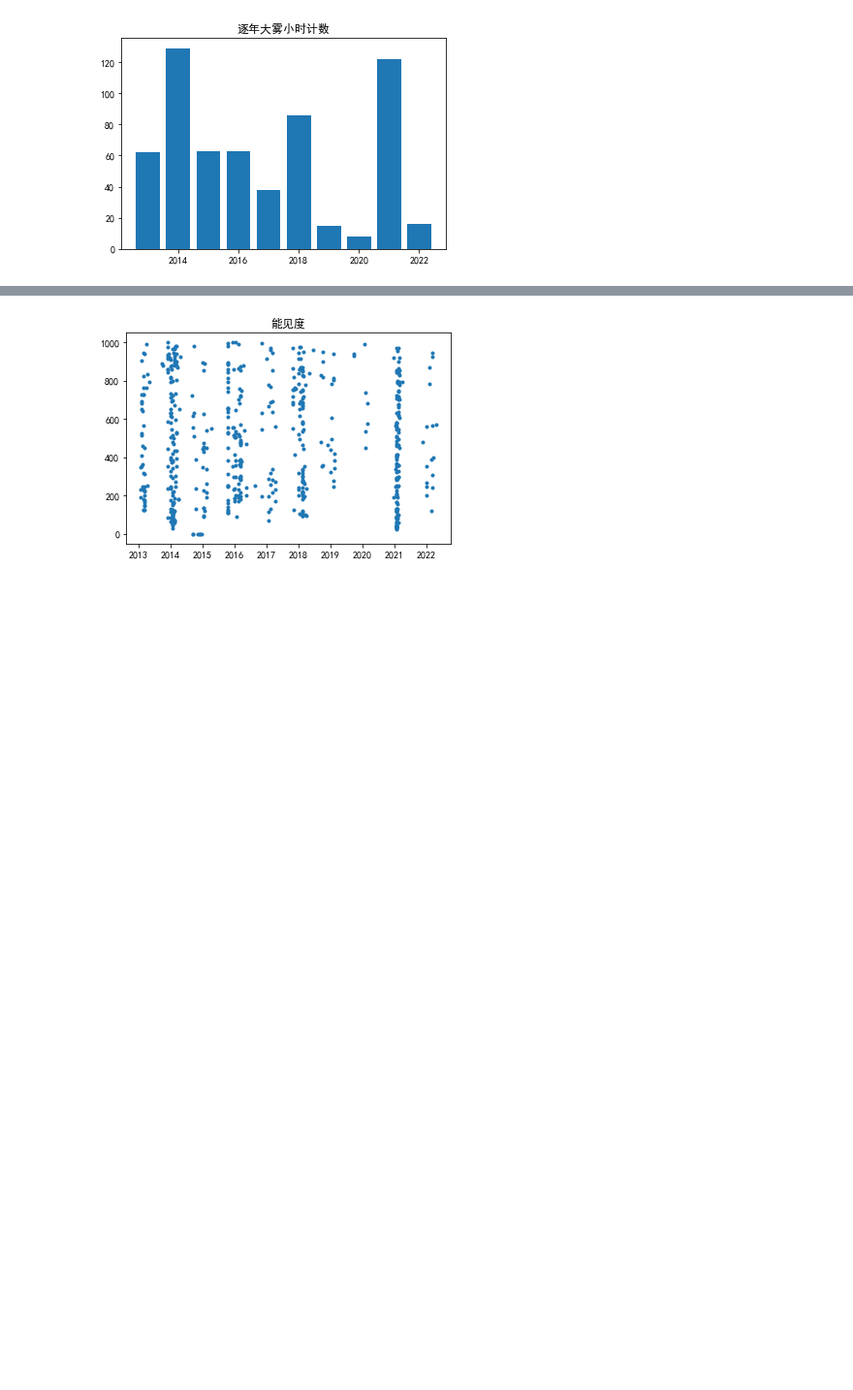
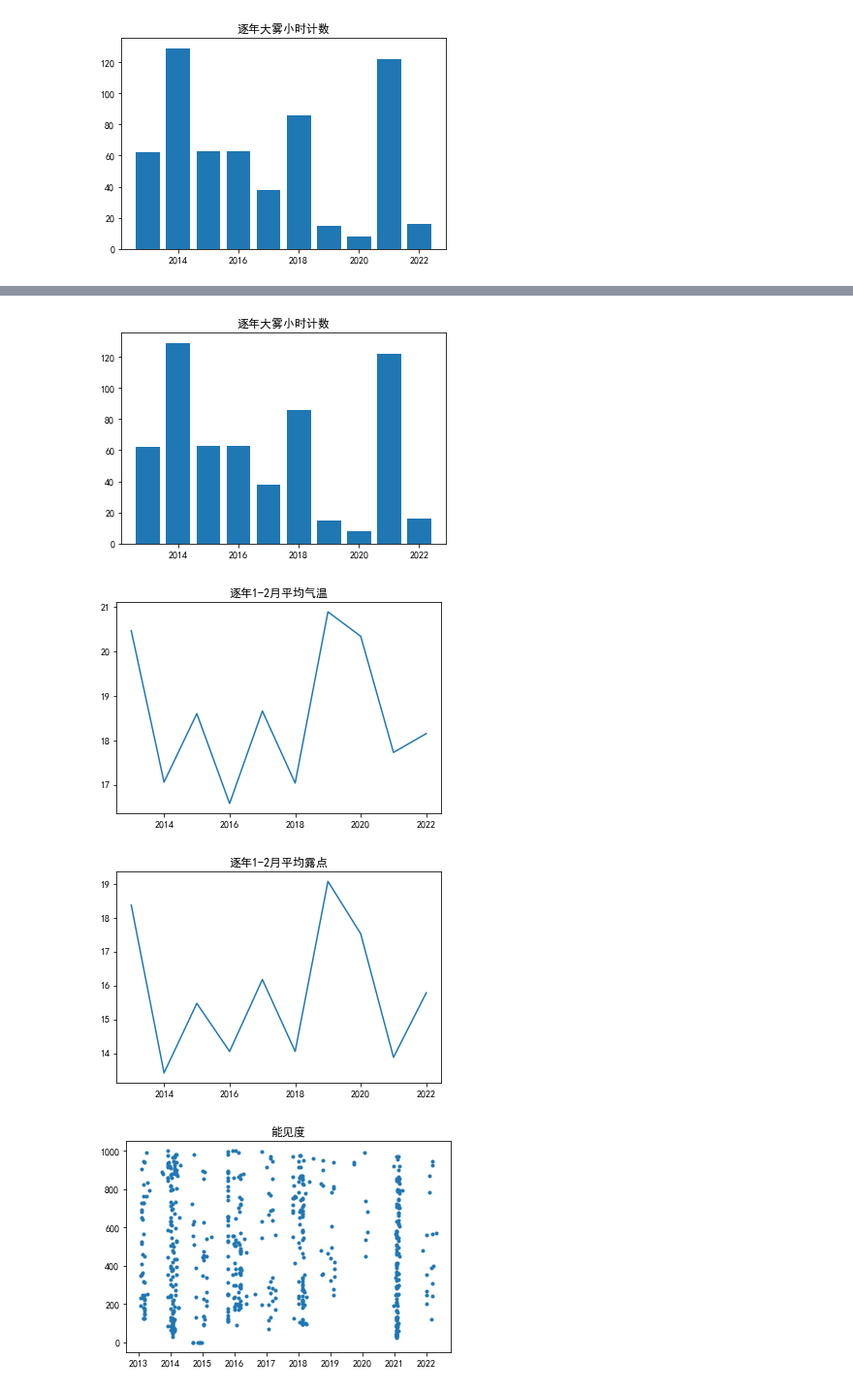
Before and after one commit to hanchyhill/python, a Jupyter notebook: seafog/src/statistics/fog_analysis.ipynb, the cells around one changed output, grey strips where cells are left out. Shown at 97% size. Saved outputs shown, nothing was run; the diff lists cells and outputs as text; code cells hidden in the pictures; blank space fills up the shorter version.

```diff
--- a/seafog/src/statistics/fog_analysis.ipynb
+++ b/seafog/src/statistics/fog_analysis.ipynb
@@ -24,5 +24,5 @@ else:
 file_59754 = os.path.normpath(os.path.join(file_dir, './data/station/59754.20130101-2022093023.csv'))
 df_59754 = pd.read_csv(file_59754,sep=',',na_values=[9999])
 df_59754.index = pd.to_datetime(df_59754["DDATETIME"])
-
+df_59754["DDATETIME"] = pd.to_datetime(df_59754["DDATETIME"])
 df_code = pd.read_csv(os.path.normpath(os.path.join(file_dir, './code_readme.csv')),sep=',')
@@ -125,0 +121,3 @@ plt.show()
+# %%
+df_59754_JanFeb =  df_59754.loc[(df_59754["DDATETIME"].dt.month==1) | (df_59754["DDATETIME"].dt.month==2)]
+df_59754_JanFeb_mean = df_59754_JanFeb.groupby(df_59754["DDATETIME"].dt.year).mean()
@@ -126,3 +139,17 @@ plt.show()
+# %%
+plt.bar(df_year_count.index, df_year_count['DDATETIME'])
+plt.title('逐年大雾小时计数')
+plt.show()
+plt.plot(df_59754_JanFeb_mean.index, df_59754_JanFeb_mean[code_info['t2m']])
+plt.title('逐年1-2月平均气温')
+plt.show()
+plt.plot(df_59754_JanFeb_mean.index, df_59754_JanFeb_mean[code_info['td']])
+plt.title('逐年1-2月平均露点')
+plt.show()
+# %% [output]
+[figure, added]
+[figure, added]
+[figure, added]
 # %%
 plt.plot(df_fog.index, df_fog[code_info['vis_01min']], '.')
 plt.title('能见度')
```
Also changed, not shown: parts of 3 cells of this notebook.
